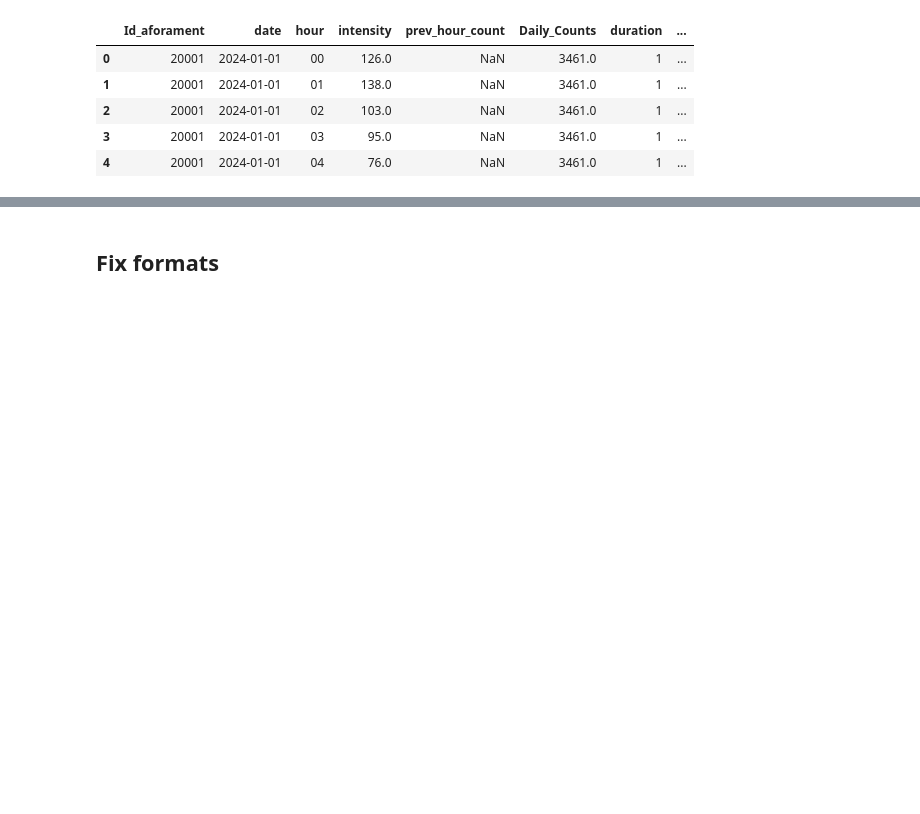
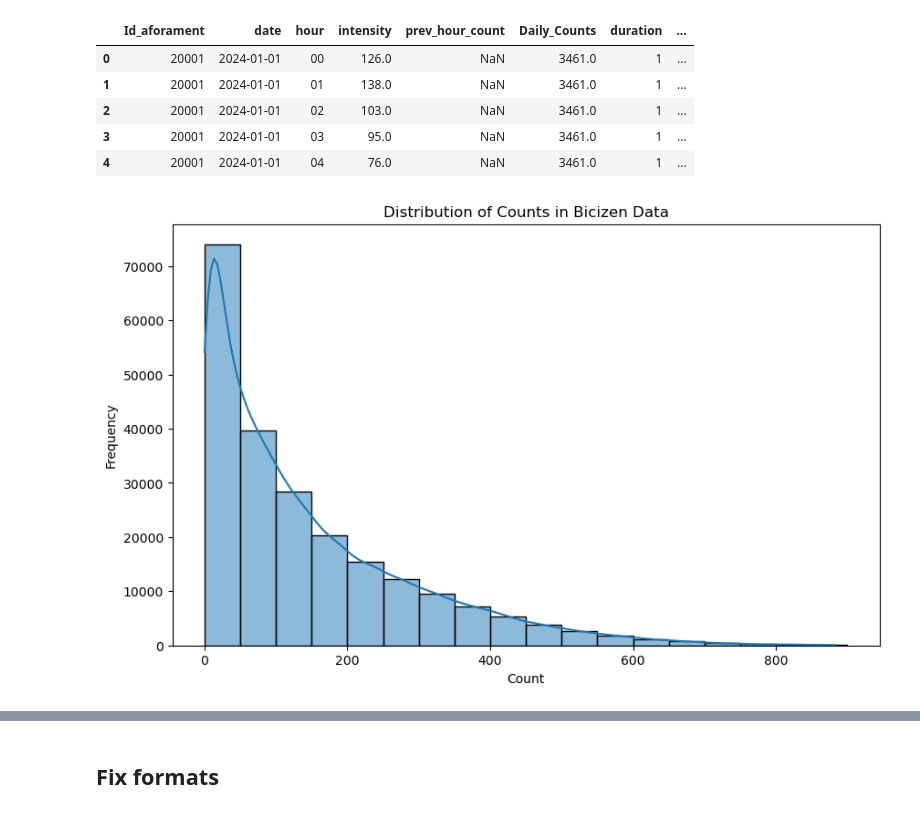
Before and after one commit to cyclingMoritz/250MUM006, a Jupyter notebook: notebooks/014-luca_expansion_factors_calculate.ipynb, the cells around one changed output, grey strips where cells are left out. Cells and saved outputs as stored; diff of their text form; code cells hidden in the pictures; blank space fills up the shorter version.

```diff
--- a/notebooks/014-luca_expansion_factors_calculate.ipynb
+++ b/notebooks/014-luca_expansion_factors_calculate.ipynb
@@ -47,3 +47,15 @@ Index(['Id_aforament', 'date', 'hour', 'intensity', 'prev_hour_count',
 | 2 | 20001 | 2024-01-01 | 02 | 103.0 | NaN | 3461.0 | 1 | ... |
 | 3 | 20001 | 2024-01-01 | 03 | 95.0 | NaN | 3461.0 | 1 | ... |
 | 4 | 20001 | 2024-01-01 | 04 | 76.0 | NaN | 3461.0 | 1 | ... |
+# %%
+test=counters_hour[counters_hour["month"]==11]
+
+# Create a histogram for the 'Count' column in the bicizen dataset
+plt.figure(figsize=(10, 6))
+sns.histplot(test['intensity'], binwidth=50, kde=True)
+plt.title('Distribution of Counts in Bicizen Data')
+plt.xlabel('Count')
+plt.ylabel('Frequency')
+plt.show()
+# %% [output]
+[figure, added]
```
Also changed, not shown: parts of 1 cell of this notebook.
